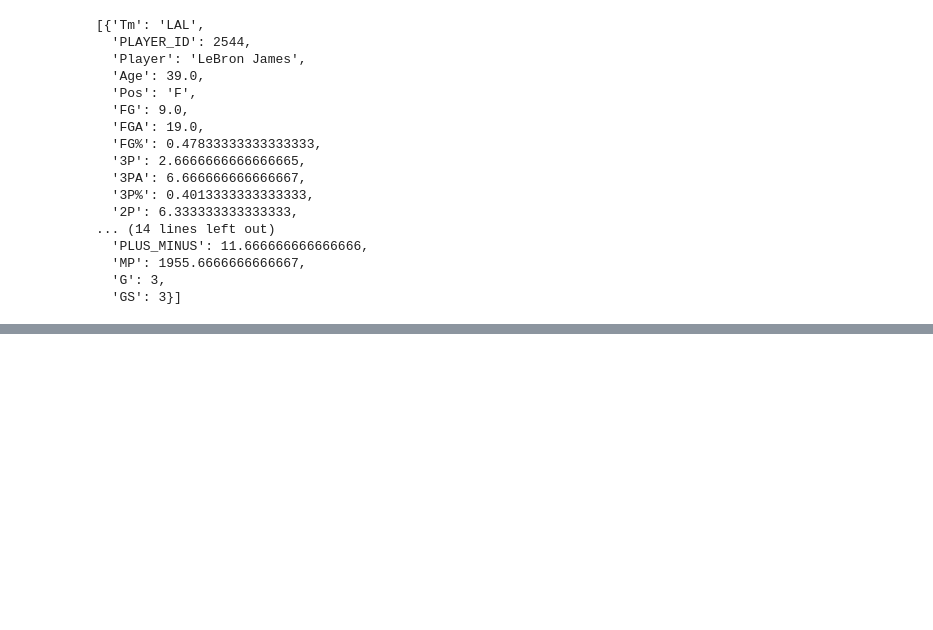
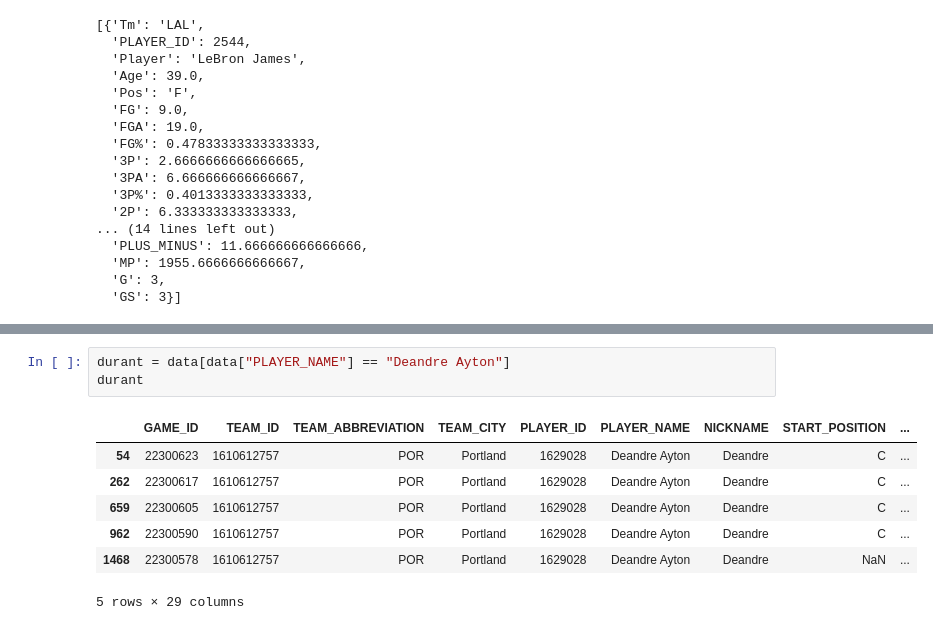
Before and after one commit to absabry/mlops-nba, a Jupyter notebook: notebooks/pre_raw_data-exploration.ipynb, the cells around one changed output, grey strips where cells are left out. Drawn from its saved outputs; the diff is of its cells as text; blank space fills up the shorter version.

```diff
--- a/notebooks/pre_raw_data-exploration.ipynb
+++ b/notebooks/pre_raw_data-exploration.ipynb
@@ -139,0 +159,11 @@ stats.to_dict(orient="records")
+# %%
+durant = data[data["PLAYER_NAME"] == "Deandre Ayton"]
+durant
+# %% [output]
+|  | GAME_ID | TEAM_ID | TEAM_ABBREVIATION | TEAM_CITY | PLAYER_ID | PLAYER_NAME | NICKNAME | START_POSITION | ... |
+| 54 | 22300623 | 1610612757 | POR | Portland | 1629028 | Deandre Ayton | Deandre | C | ... |
+| 262 | 22300617 | 1610612757 | POR | Portland | 1629028 | Deandre Ayton | Deandre | C | ... |
+| 659 | 22300605 | 1610612757 | POR | Portland | 1629028 | Deandre Ayton | Deandre | C | ... |
+| 962 | 22300590 | 1610612757 | POR | Portland | 1629028 | Deandre Ayton | Deandre | C | ... |
+| 1468 | 22300578 | 1610612757 | POR | Portland | 1629028 | Deandre Ayton | Deandre | NaN | ... |
+5 rows × 29 columns
```
Also changed, not shown: parts of 3 cells of this notebook, 5 other files.
